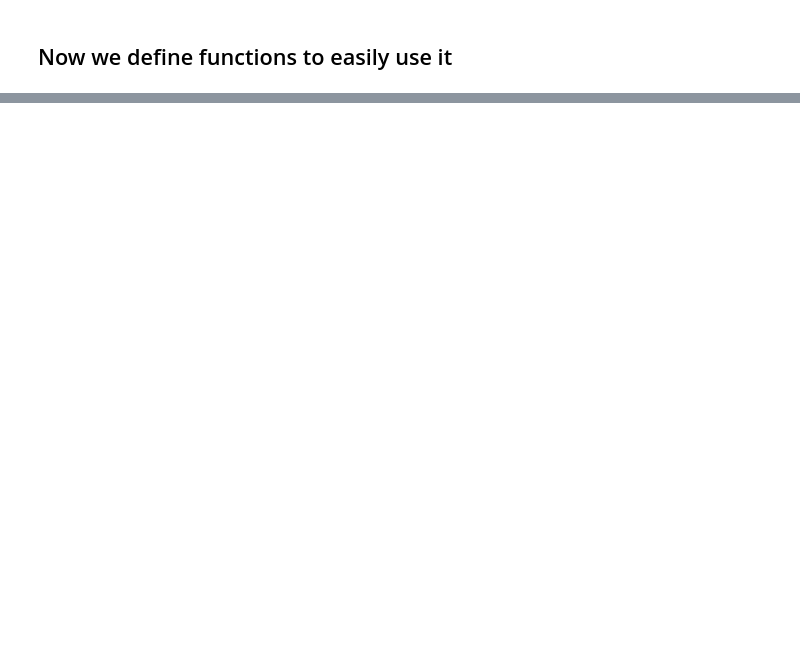
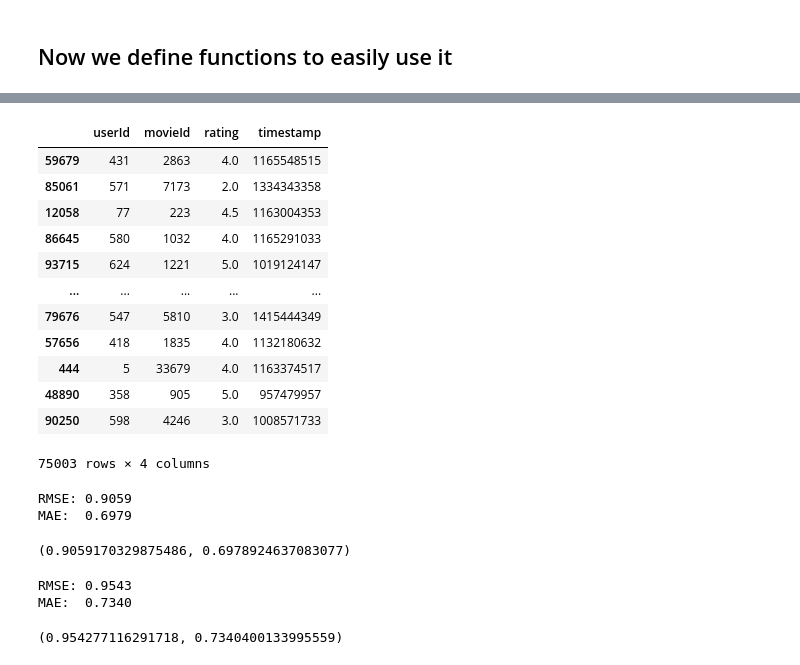
Before and after one commit to elodiezay02/movie-recommendation-system, a Jupyter notebook: src/notebooks/collaborative-filtering.ipynb, the cells around one changed output, grey strips where cells are left out. Cells and saved outputs as stored; diff of their text form; code cells hidden in the pictures; blank space fills up the shorter version.

Commit message:
Edit Collaborative filtering

```diff
--- a/src/notebooks/collaborative-filtering.ipynb
+++ b/src/notebooks/collaborative-filtering.ipynb
@@ -267,0 +205,21 @@ top_n[14]
+# %%
+import pandas as pd
+from sklearn.model_selection import train_test_split
+data = pd.read_csv('/kaggle/input/the-movies-dataset/ratings_small.csv')
+trainset, testset = train_test_split(data, test_size=0.25, random_state = 42, stratify=data['userId'])
+
+trainset
+# %% [output]
+|  | userId | movieId | rating | timestamp |
+| 59679 | 431 | 2863 | 4.0 | 1165548515 |
+| 85061 | 571 | 7173 | 2.0 | 1334343358 |
+| 12058 | 77 | 223 | 4.5 | 1163004353 |
+| 86645 | 580 | 1032 | 4.0 | 1165291033 |
+| 93715 | 624 | 1221 | 5.0 | 1019124147 |
+| ... | ... | ... | ... | ... |
+| 79676 | 547 | 5810 | 3.0 | 1415444349 |
+| 57656 | 418 | 1835 | 4.0 | 1132180632 |
+| 444 | 5 | 33679 | 4.0 | 1163374517 |
+| 48890 | 358 | 905 | 5.0 | 957479957 |
+| 90250 | 598 | 4246 | 3.0 | 1008571733 |
+75003 rows × 4 columns
@@ -267,0 +267,16 @@ top_n[14]
+# %%
+svd = CollaborativeFiltering(SVD())
+svd.load_data(trainset, testset)
+svd.fit_predict()
+# %% [output]
+RMSE: 0.9059
+MAE:  0.6979
+(0.9059170329875486, 0.6978924637083077)
+# %%
+nmf = CollaborativeFiltering(NMF())
+nmf.load_data(trainset, testset)
+nmf.fit_predict()
+# %% [output]
+RMSE: 0.9543
+MAE:  0.7340
+(0.954277116291718, 0.7340400133995559)
```
Also changed, not shown: parts of 35 cells of this notebook, 1 other file.
